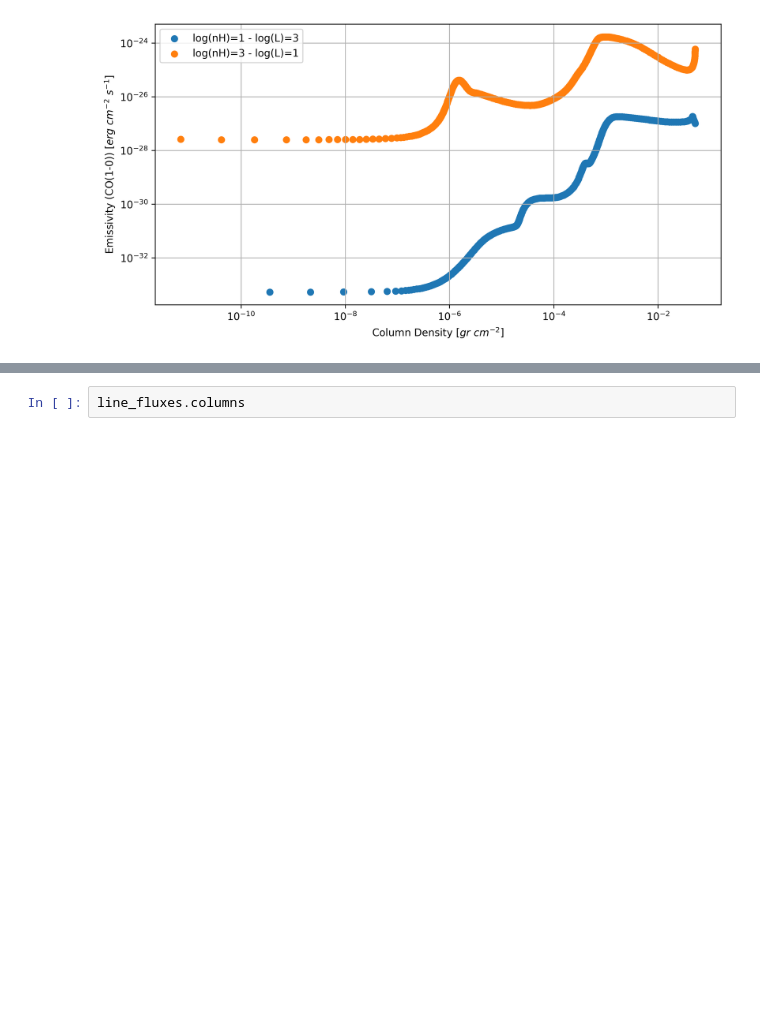
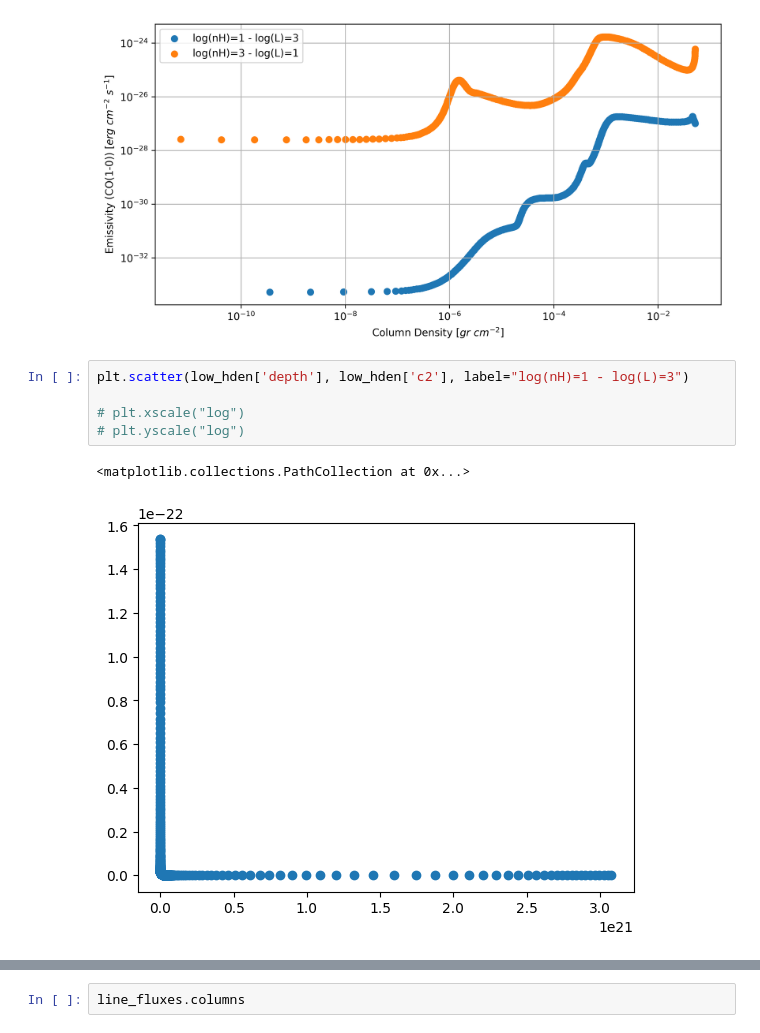
Before and after one commit to dtolgay/niagara_analyze_hden_metallicity_turbulence_isrf_radius, a Jupyter notebook: cloudy/columnDensity_or_depth_and_hden_determines_emissivity.ipynb, the cells around one changed output, grey strips where cells are left out. Drawn from its saved outputs; the diff is of its cells as text; blank space fills up the shorter version.

```diff
--- a/cloudy/columnDensity_or_depth_and_hden_determines_emissivity.ipynb
+++ b/cloudy/columnDensity_or_depth_and_hden_determines_emissivity.ipynb
@@ -142,3 +148,11 @@ plt.show()
 # %% [output]
 emissivity_CO10_differentHden_sameColumnDensity.png saved!
 [figure]
+# %%
+plt.scatter(low_hden['depth'], low_hden['c2'], label="log(nH)=1 - log(L)=3")
+
+# plt.xscale("log")
+# plt.yscale("log")
+# %% [output]
+<matplotlib.collections.PathCollection at 0x...>
+[figure, added]
```
Also changed, not shown: parts of 21 cells of this notebook, 55 other files.
